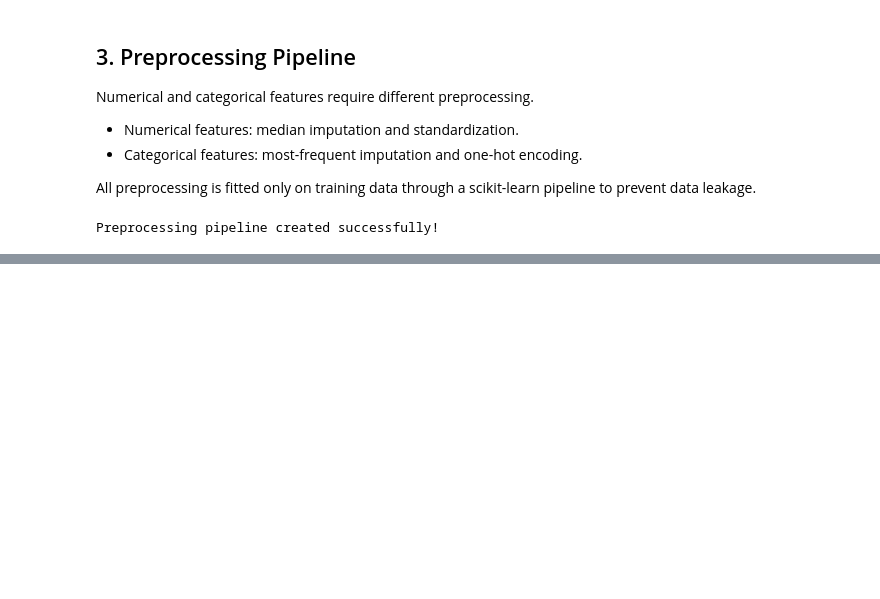
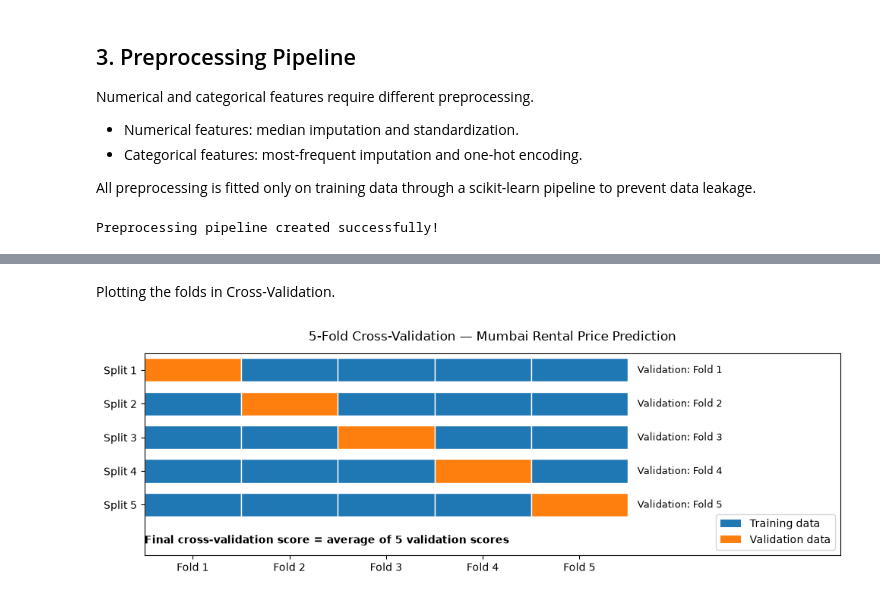
Before and after one commit to iaac-maai/group-3-day2-assignment, a Jupyter notebook: notebooks/supervised_learning.ipynb, the cells around one changed output, grey strips where cells are left out. Saved outputs shown, nothing was run; the diff lists cells and outputs as text; code cells hidden in the pictures; blank space fills up the shorter version.

```diff
--- a/notebooks/supervised_learning.ipynb
+++ b/notebooks/supervised_learning.ipynb
@@ -176,0 +527,78 @@ Preprocessing pipeline created successfully!
+# %% [markdown]
+Plotting the folds in Cross-Validation.
+# %%
+import matplotlib.pyplot as plt
+
+# Number of folds
+k = 5
+
+fig, ax = plt.subplots(figsize=(10, 3.5))
+
+# Draw the training and validation folds
+for split in range(k):
+    for fold in range(k):
+        is_validation = fold == split
+
+        ax.barh(
+            y=split,
+            width=1,
+            left=fold,
+            height=0.7,
+            edgecolor="white",
+            color="tab:orange" if is_validation else "tab:blue"
+        )
+
+    # Label each validation fold
+    ax.text(
+        k + 0.1,
+        split,
+        f"Validation: Fold {split + 1}",
+        va="center",
+        fontsize=9
+    )
+
+# Add the average score annotation
+ax.text(
+    0,
+    k + 0.15,
+    "Final cross-validation score = average of 5 validation scores",
+    fontweight="bold",
+    fontsize=10
+)
+
+# Configure axes
+ax.set_yticks(range(k))
+ax.set_yticklabels([f"Split {i + 1}" for i in range(k)])
+
+ax.set_xticks([i + 0.5 for i in range(k)])
+ax.set_xticklabels([f"Fold {i + 1}" for i in range(k)])
+
+ax.invert_yaxis()
+ax.set_xlim(0, k + 2.2)
+ax.set_ylim(k + 0.5, -0.5)
+ax.grid(False)
+
+ax.set_title(
+    "5-Fold Cross-Validation — Mumbai Rental Price Prediction",
+    fontsize=12,
+    pad=12
+)
+
+# Add legend
+from matplotlib.patches import Patch
+
+legend_elements = [
+    Patch(facecolor="tab:blue", label="Training data"),
+    Patch(facecolor="tab:orange", label="Validation data")
+]
+
+ax.legend(
+    handles=legend_elements,
+    loc="lower right",
+    frameon=True
+)
+
+plt.tight_layout()
+plt.show()
+# %% [output]
+[figure, added]
```
Also changed, not shown: parts of 27 cells of this notebook.
